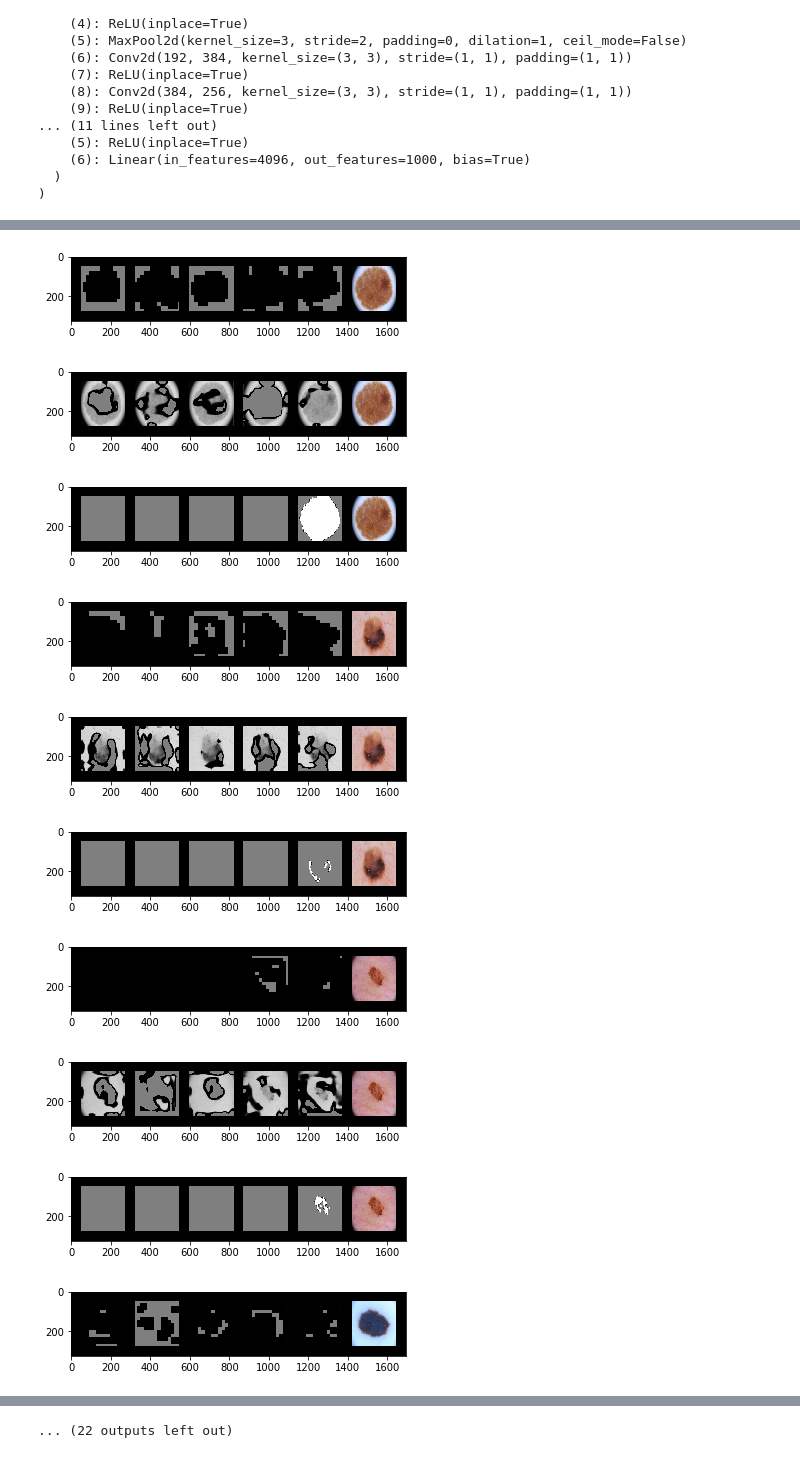
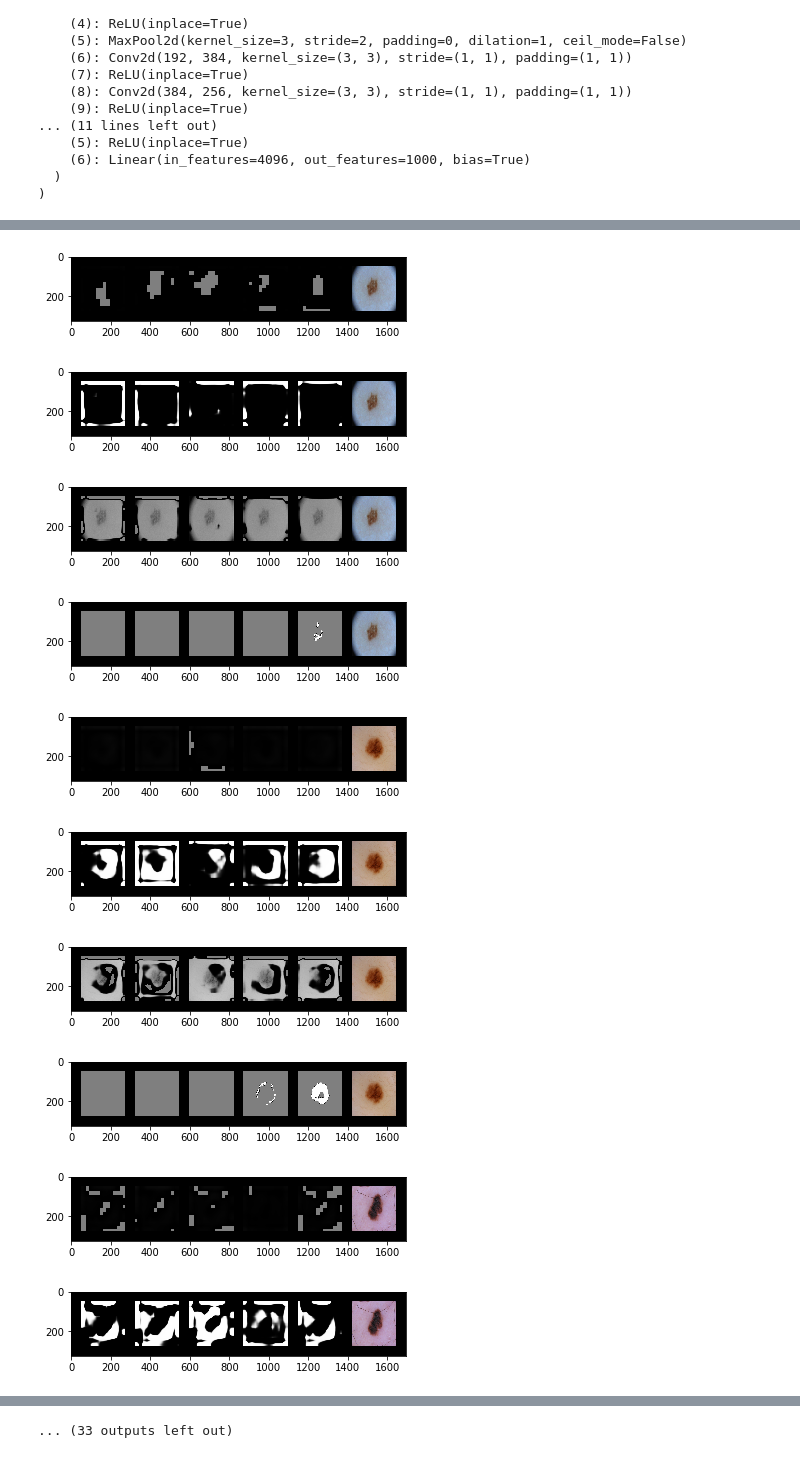
Before and after one commit to glcanvas/ml-diplom, a Jupyter notebook: notebooks/init.ipynb, the cells around one changed output, grey strips where cells are left out. Cells and saved outputs as stored; diff of their text form; code cells hidden in the pictures.

Commit message:
gain | AAAA NOT WORKING PLZ HELP 4

```diff
--- a/notebooks/init.ipynb
+++ b/notebooks/init.ipynb
@@ -44,25 +62,26 @@ best_model_m = alex.load_state_dict(best_model_w)
 # %%
 for idx, (inputs, segments, labels) in enumerate(train_set):
     if idx > 10:
         continue
     inputs = inputs[0].to('cuda')
     labels = labels[0].to('cuda')
     segments = segments[0].to('cuda')
-    _, _, _, _, a_c, i_start = gain_network.forward(current_model, inputs, segments, labels)
+    _, _, _, _, a_c, t_a_c, i_start = gain_network.forward(current_model, inputs, segments, labels)
     a_c = a_c.cpu()
     i_start = i_start.cpu()
     inputs = inputs.cpu()
     vs.visualize_tensor(a_c, inputs)
+    vs.visualize_tensor(t_a_c, inputs)
     vs.visualize_tensor(i_start, inputs)
     vs.visualize_tensor(segments, inputs)
 # %% [output]
-[figure, old version]
+[figure, new version]
-[figure, old version]
+[figure, new version]
-[figure, old version]
+[figure, new version]
-[figure, old version]
+[figure, new version]
-[figure, old version]
+[figure, new version]
-[figure, old version]
+[figure, new version]
-[figure, old version]
+[figure, new version]
-[figure, old version]
+[figure, new version]
-[figure, old version]
+[figure, new version]
-[figure, old version]
+[figure, new version]
@@ -71 +90 @@ for idx, (inputs, segments, labels) in enumerate(train_set):
-... (22 outputs left out)
+... (33 outputs left out)
```
Also changed, not shown: parts of 2 cells of this notebook, 1 other file.
